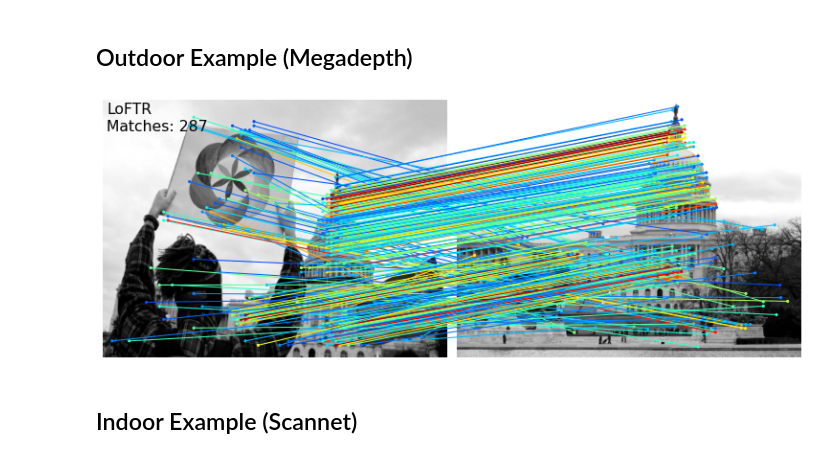
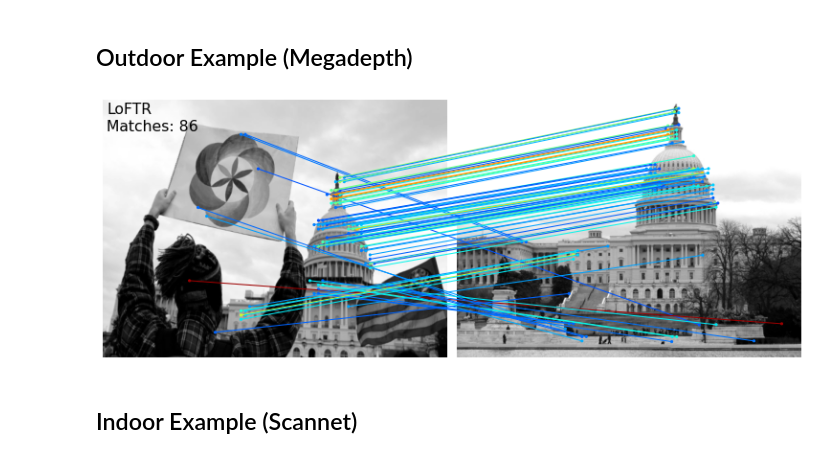
Before and after one commit to RohanG9929/LoFTR-in-Tensorflow, a Jupyter notebook: running.ipynb, the cells around one changed output. Cells and saved outputs as stored; diff of their text form; code cells hidden in the pictures.

Commit message:
megadepth weights added

```diff
--- a/running.ipynb
+++ b/running.ipynb
@@ -29,37 +30,37 @@ from src.loftr.LoFTR_TF import LoFTR
 
 #Creating the matcher
 matcher = LoFTR(config)
-matcher.load_weights("./weights/other/cp_smallMegadepth.ckpt")
+matcher.load_weights("./weights/megadepth/cp_megadepth.ckpt")
 
 #loading in the images for the current batch
 img0_pth = "./other/capitolTest1.jpg"
 img1_pth = "./other/capitolTest2.jpg"
 img0_raw = cv.imread(img0_pth, cv.IMREAD_GRAYSCALE)
 img1_raw = cv.imread(img1_pth, cv.IMREAD_GRAYSCALE)
 img0_raw = cv.resize(img0_raw, (640, 480))
 img1_raw = cv.resize(img1_raw, (640, 480))
 
 img0 = tf.convert_to_tensor(img0_raw)[None][None]/255
 img1 = tf.convert_to_tensor(img1_raw)[None][None]/255
 
 data = {'image0': img0, 'image1': img1}
 
 #Calling the matcher on the current batch
 updata = matcher(data)
 
 #Extracting matches
 mkpts0 = updata['mkpts0_f'].numpy()
 mkpts1 = updata['mkpts1_f'].numpy()
 mconf = updata['mconf'].numpy()
 
 color = cm.jet(mconf)
 text = [
     'LoFTR',
     'Matches: {}'.format(len(mkpts0)),
 ]
 fig = make_matching_figure(img0_raw, img1_raw, mkpts0, mkpts1, color, text=text)
 # %% [output]
-[figure, old version]
+[figure, new version]
 # %% [markdown]
 ## Indoor Example (Scannet)
 # %%
```
Also changed, not shown: parts of 1 cell of this notebook, 4 other files.
